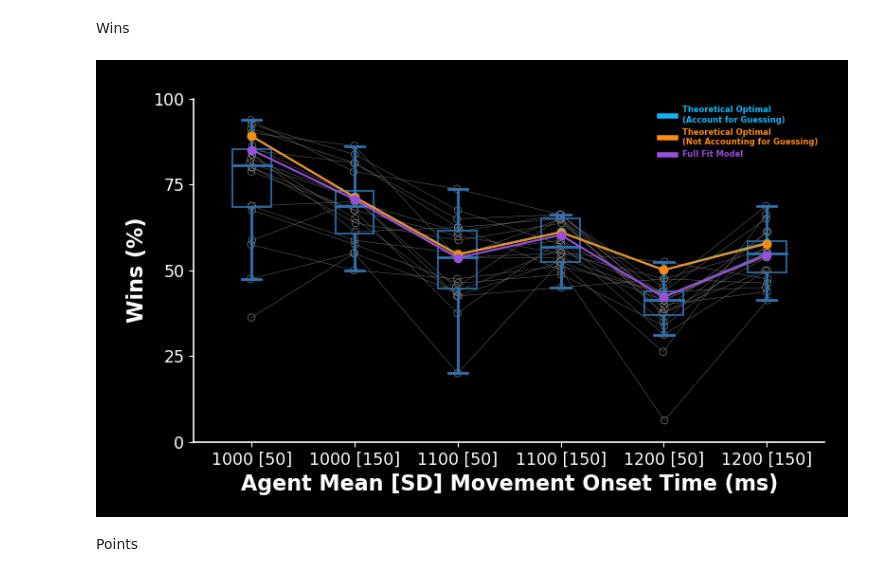
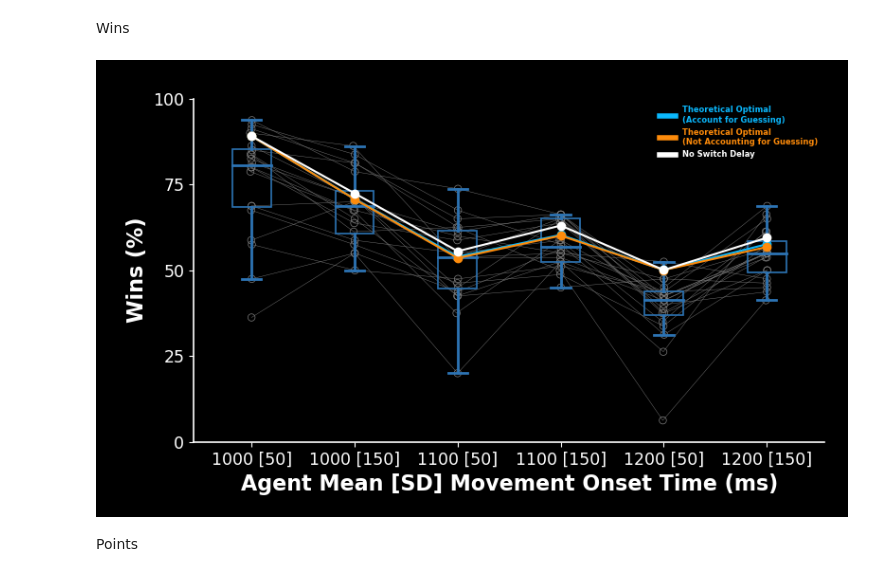
Before and after one commit to SethSullivan/MatchPennies-Agent-Expirement, a Jupyter notebook: scripts/optimal_model/Optimal_Stopping_Model_With_Data_Group.ipynb, the cells around one changed output. Saved outputs shown, nothing was run; the diff lists cells and outputs as text; code cells hidden in the pictures.

```diff
--- a/scripts/optimal_model/Optimal_Stopping_Model_With_Data_Group.ipynb
+++ b/scripts/optimal_model/Optimal_Stopping_Model_With_Data_Group.ipynb
@@ -54,7 +54,7 @@ perc_wins_both_reach = np.nanmean(group.score_metrics.wins_when_both_reach(perc=
 guess_sd             = np.nanmedian(np.nanstd(group.react_guess_movement_metrics.movement_onset_times('guess'), axis=2), axis=0)
 agent_sds            = np.nanmean(np.nanstd(group.raw_data.agent_task_leave_time, axis=2), axis=0)[:,np.newaxis]
 agent_means          = np.nanmean(np.nanmean(group.raw_data.agent_task_leave_time, axis=2), axis=0)[:,np.newaxis]
-gamble_leave_time_sd    = np.nanmedian(np.nanstd(group.react_guess_movement_metrics.movement_onset_times('guess'),axis=2),axis=0)
+guess_leave_time_sd    = np.nanmedian(np.nanstd(group.react_guess_movement_metrics.movement_onset_times('guess'),axis=2),axis=0)
 #* Set win, incorrect, indecision reward if messing around with beta parameters
 win_reward = 1.0
 indecision_cost = 0.0
@@ -79,6 +79,7 @@ model_no_switch  = ModelConstructor(
     perc_wins_when_both_reach=perc_wins_both_reach,
     guess_switch_delay=np.array([[0, 0]]).T, # Designed like this for broadcasting reasons
     guess_switch_sd=np.array([[0, 0]]).T,
+    guess_sd = np.array([guess_leave_time_sd,guess_leave_time_sd]), # This includes electromechanical delay sd
     electromechanical_delay=np.array([[50, 50]]).T,
     switch_cost_exists=True,
     expected=False,
@@ -102,8 +103,8 @@ model_full_fit = ModelConstructor(
     perc_wins_when_both_reach=perc_wins_both_reach,
     guess_switch_delay=np.array([[70, 0]]).T, # Designed like this for broadcasting reasons
     guess_switch_sd=np.array([[30, 0]]).T,
+    # guess_sd = np.array([guess_leave_time_sd,guess_leave_time_sd]), # This includes electromechanical delay sd
     electromechanical_delay=np.array([[50, 50]]).T,
-    guess_sd = np.array([gamble_leave_time_sd,gamble_leave_time_sd]), # This includes electromechanical delay
     switch_cost_exists=True,
     expected=False,  # Aka we run the model if they EXPECT no guess switch
     win_reward=win_reward,
@@ -127,8 +128,10 @@ model_unknown_switch = ModelConstructor(
     movement_sd=np.array([mt_sd, mt_sd]),
     timing_sd=np.array([time_sd, time_sd]),
     perc_wins_when_both_reach=perc_wins_both_reach,
-    guess_switch_delay=np.array([[50, 0]]).T, # Designed like this for broadcasting reasons
-    guess_switch_sd=np.array([[1, 0]]).T,
+    guess_switch_delay=np.array([[70, 0]]).T, # Designed like this for broadcasting reasons
+    # guess_sd = np.array([guess_leave_time_sd,guess_leave_time_sd]), # This includes electromechanical delay sd
+    guess_switch_sd=np.array([[30, 0]]).T,
+
     electromechanical_delay=np.array([[50, 50]]).T,
     switch_cost_exists=True,
     expected=True,  # Aka we run the model if they EXPECT no guess switch
@@ -150,8 +153,10 @@ model_known_switch = ModelConstructor(
     movement_sd=np.array([mt_sd, mt_sd]),
     timing_sd=np.array([time_sd, time_sd]),
     perc_wins_when_both_reach=perc_wins_both_reach,
-    guess_switch_delay=np.array([[50, 0]]).T, # Designed like this for broadcasting reasons
-    guess_switch_sd=np.array([[1, 0]]).T,
+    guess_switch_delay=np.array([[70, 0]]).T, # Designed like this for broadcasting reasons
+    # guess_sd = np.array([guess_leave_time_sd,guess_leave_time_sd]), # This includes electromechanical delay sd
+    guess_switch_sd=np.array([[20, 0]]).T,
+
     electromechanical_delay=np.array([[50, 50]]).T,
     switch_cost_exists=True,
     expected=False,  # Aka we run the model if they EXPECT no guess switch
@@ -350,10 +356,11 @@ if True:
 Wins
 # %%
 metric = group.score_metrics.score_metric('wins')/group.exp_info.num_task_trials*100
-full_fit_metric = get_full_fit_metric(model_full_fit.score_metrics.prob_win, decision_type='fit',metric_type='true') * 100
-known_player_metric = get_known_metric(model_known_switch.score_metrics.prob_win, decision_type='fit',metric_type='true') * 100
-unknown_player_metric = get_unknown_metric(model_unknown_switch.score_metrics.prob_win, decision_type='fit',metric_type='true') * 100
-known_optimal_metric = get_known_metric(model_known_switch.score_metrics.prob_win, decision_type='optimal',metric_type='true') * 100
+no_switch_metric       = get_no_metric(model_no_switch.score_metrics.prob_win, decision_type='optimal', metric_type='true')*100
+full_fit_metric        = get_full_fit_metric(model_full_fit.score_metrics.prob_win, decision_type='fit',metric_type='true') * 100
+known_player_metric    = get_known_metric(model_known_switch.score_metrics.prob_win, decision_type='fit',metric_type='true') * 100
+unknown_player_metric  = get_unknown_metric(model_unknown_switch.score_metrics.prob_win, decision_type='fit',metric_type='true') * 100
+known_optimal_metric   = get_known_metric(model_known_switch.score_metrics.prob_win, decision_type='optimal',metric_type='true') * 100
 unknown_optimal_metric = get_unknown_metric(model_unknown_switch.score_metrics.prob_win, decision_type='optimal',metric_type='true') * 100
 w, h = 10, 6
 axmain, ax = pf.make_figure_panel(figsize=(w, h), inset_size=(1.2, 0.9, w - 1.4, h - 1.3))
@@ -362,35 +369,36 @@ ylocs = np.arange(0, 125, 25)
 
 bw = 0.75
 pf.multiple_models_boxplot(
     ax,
     metric,
-    full_fit =full_fit_metric,
+    # full_fit =full_fit_metric,
+    no_switch=no_switch_metric,
     #known_player=known_player_metric,
     #unknown_player=unknown_player_metric,
     known_optimal=known_optimal_metric,
     unknown_optimal=unknown_optimal_metric,
     xlocs=xlocs,
     box_width=bw,
     colors=wheel.seth_blue,
     remove_parentheses_from_labels=False,
 )
 
 ax.set_xlim(min(xlocs) - 1.5 * bw, max(xlocs) + 1.5 * bw), ax.set_ylim(min(ylocs), max(ylocs))
 ax.set_xticks(xlocs), ax.set_yticks(ylocs)
 ax.set_xticklabels(it.trial_block_titles)
 ax.set_ylim(0, 100)
 ax.set_xlabel(it.xlabel)
 ax.set_ylabel("Wins (%)")
 # dv.custom_legend(ax,['Theoretical Optimal of Group','Model Prediction of Group'],['Orange','Green'])
 
 if save:
     axmain.set_axis_off()
     plt.savefig(SAVE_PATH + "wins_with_optimal_model", dpi=400, transparent=True)
 axmain.set_axis_off()
 
 plt.show()
 # %% [output]
-[figure, old version]
+[figure, new version]
 # %% [markdown]
 Points
 # %%
```
Also changed, not shown: parts of 18 cells of this notebook, 2 other files.
